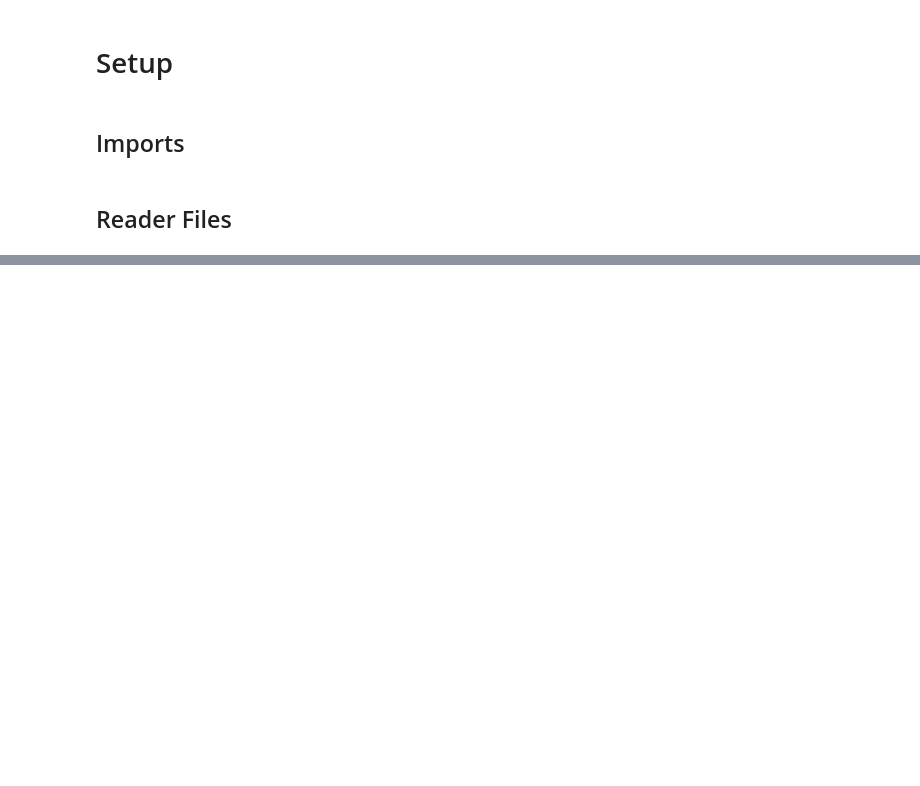
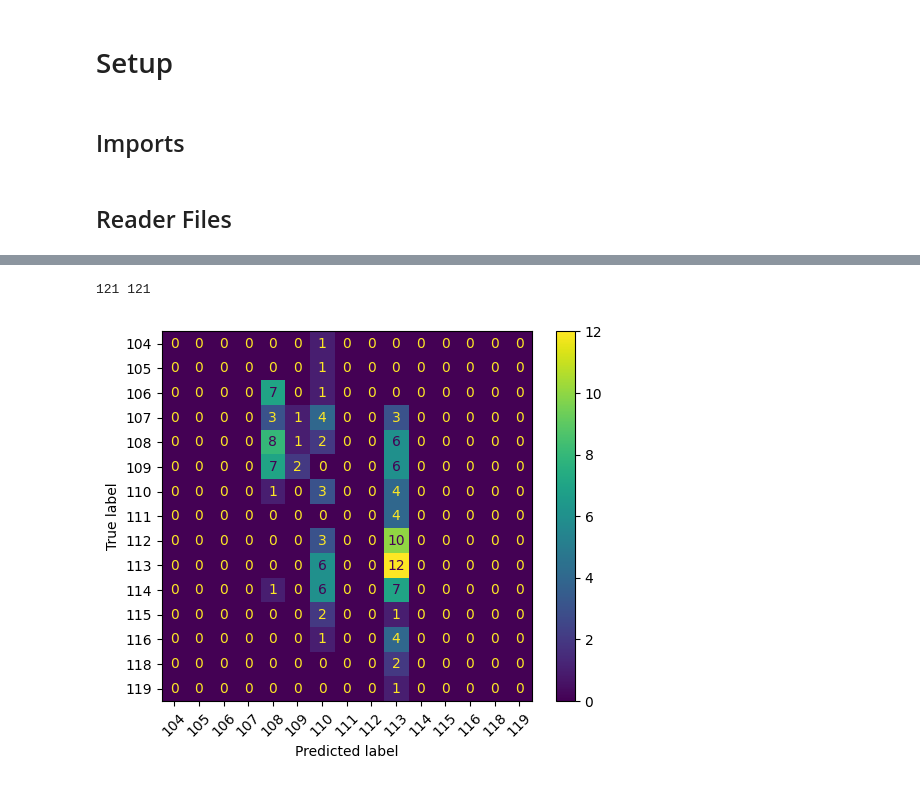
Before and after one commit to Jarnovis/DEDS_Portfolio, a Jupyter notebook: src/Jupyter/week_13/DEDS_KEGGLE.ipynb, the cells around one changed output, grey strips where cells are left out. Drawn from its saved outputs; the diff is of its cells as text; code cells hidden in the pictures; blank space fills up the shorter version.

```diff
--- a/src/Jupyter/week_13/DEDS_KEGGLE.ipynb
+++ b/src/Jupyter/week_13/DEDS_KEGGLE.ipynb
@@ -110,0 +265,8 @@ total
+# %%
+def predict(X_test, y_test, predict_column_name, y_column_name):
+    predicted_df = pd.DataFrame(dtree.predict(X_test), columns=[predict_column_name])
+    actual_df = y_test.reset_index(drop=True).to_frame(name=y_column_name)
+    return pd.concat([actual_df, predicted_df], axis=1)
+# %%
+model_results_frame = predict(X_test, y_test, "Predicted (s)", "Actual (s)")
+model_results_frame
@@ -110,0 +287,27 @@ total
+# %%
+actual = []
+predicted = []
+
+for x in model_results_frame["Actual (s)"]:
+    actual.append(int(x))
+
+for x in model_results_frame["Predicted (s)"]:
+    predicted.append(int(x))
+
+print(len(actual), len(predicted))
+# %% [output]
+121 121
+# %%
+labels = sorted(set(actual) | set(predicted))
+
+confusion_matrix = metrics.confusion_matrix(
+    actual,
+    predicted
+)
+
+cm_display = metrics.ConfusionMatrixDisplay(confusion_matrix=confusion_matrix, display_labels=labels)
+cm_display.plot()
+plt.xticks(rotation=45)
+plt.show()
+# %% [output]
+[figure, added]
```
Also changed, not shown: parts of 17 cells of this notebook, 3 other files.
